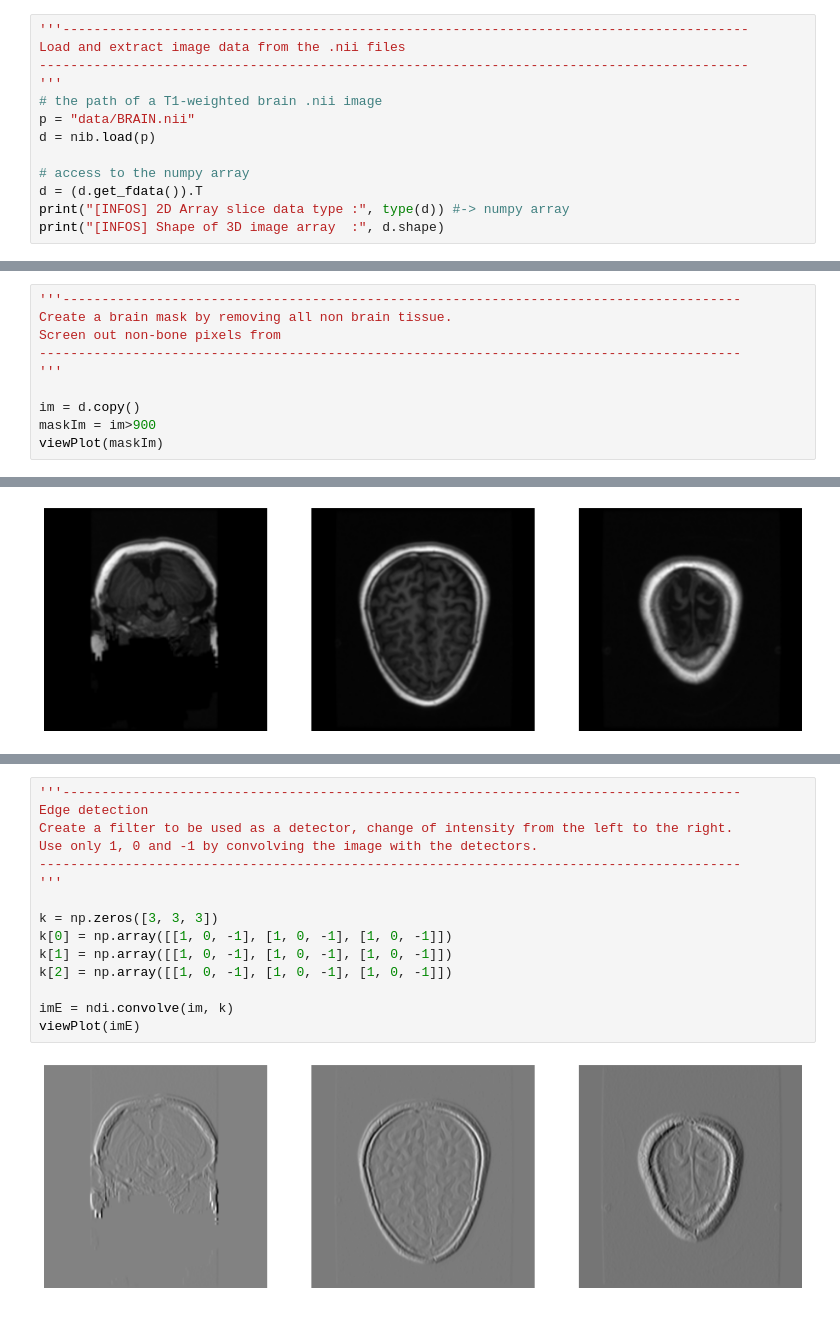
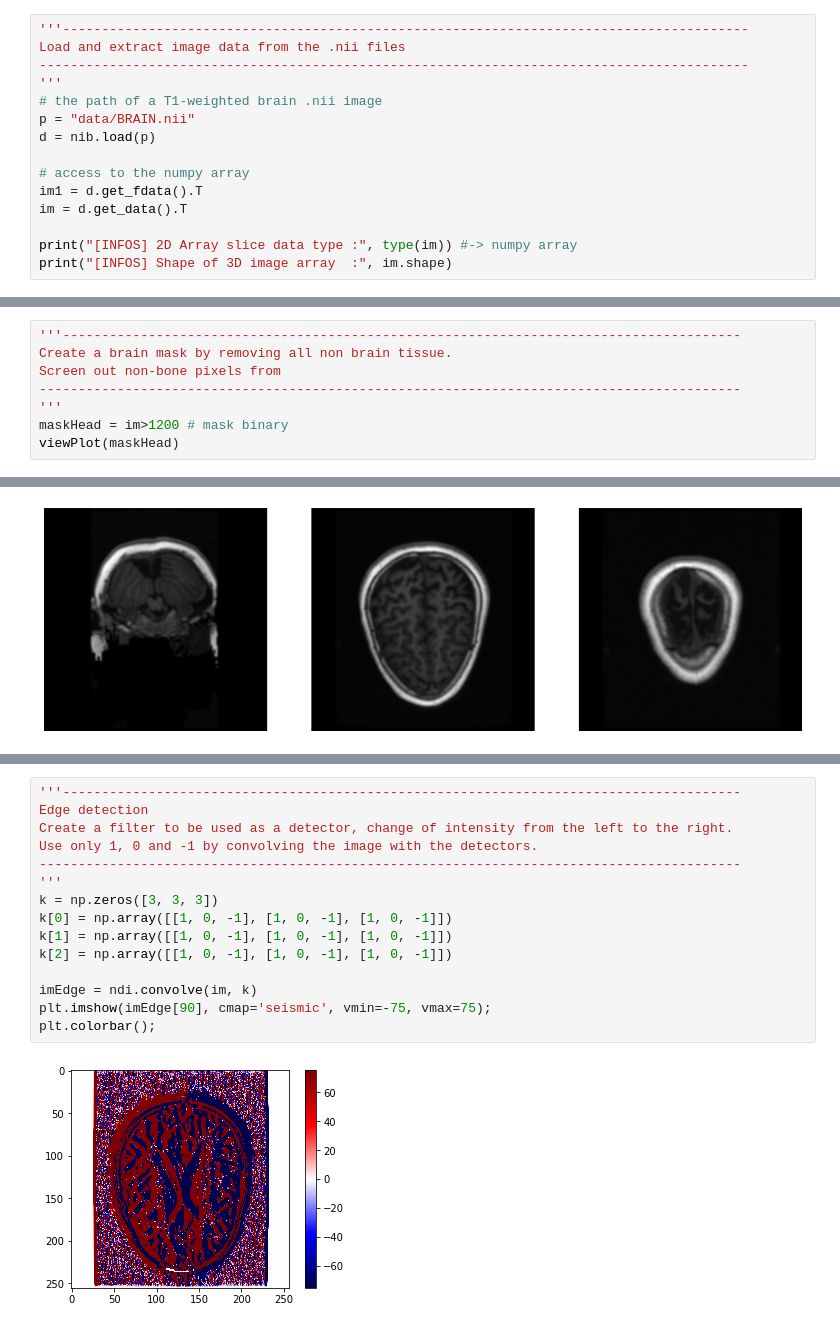
Before and after one commit to LesInsidersIA/medical-biometrics, a Jupyter notebook: assignement2/medical_practical.ipynb, the cells around one changed output, grey strips where cells are left out. Drawn from its saved outputs; the diff is of its cells as text.

```diff
--- a/assignement2/medical_practical.ipynb
+++ b/assignement2/medical_practical.ipynb
@@ -16,9 +16,11 @@ p = "data/BRAIN.nii"
 d = nib.load(p)
 
 # access to the numpy array
-d = (d.get_fdata()).T
-print("[INFOS] 2D Array slice data type :", type(d)) #-> numpy array
-print("[INFOS] Shape of 3D image array  :", d.shape)
+im1 = d.get_fdata().T
+im = d.get_data().T
+
+print("[INFOS] 2D Array slice data type :", type(im)) #-> numpy array
+print("[INFOS] Shape of 3D image array  :", im.shape)
 # %% [output]
 [INFOS] 2D Array slice data type : <class 'numpy.memmap'>
 [INFOS] Shape of 3D image array  : (166, 256, 256)
@@ -93,8 +116,6 @@ Create a brain mask by removing all non brain tissue.
 Screen out non-bone pixels from
 ------------------------------------------------------------------------------------------
 '''
-
-im = d.copy()
-maskIm = im>900
-viewPlot(maskIm)
+maskHead = im>1200 # mask binary
+viewPlot(maskHead)
 # %% [output]
@@ -134,18 +172,18 @@ viewPlot(imH)
 # %%
 '''---------------------------------------------------------------------------------------
 Edge detection
 Create a filter to be used as a detector, change of intensity from the left to the right.
 Use only 1, 0 and -1 by convolving the image with the detectors.
 ------------------------------------------------------------------------------------------
 '''
-
 k = np.zeros([3, 3, 3])
 k[0] = np.array([[1, 0, -1], [1, 0, -1], [1, 0, -1]])
 k[1] = np.array([[1, 0, -1], [1, 0, -1], [1, 0, -1]])
 k[2] = np.array([[1, 0, -1], [1, 0, -1], [1, 0, -1]])
 
-imE = ndi.convolve(im, k)
-viewPlot(imE)
+imEdge = ndi.convolve(im, k)
+plt.imshow(imEdge[90], cmap='seismic', vmin=-75, vmax=75);
+plt.colorbar();
 # %% [output]
-[figure, old version]
+[figure, new version]
 # %%
```
Also changed, not shown: parts of 12 cells of this notebook, 13 other files.
